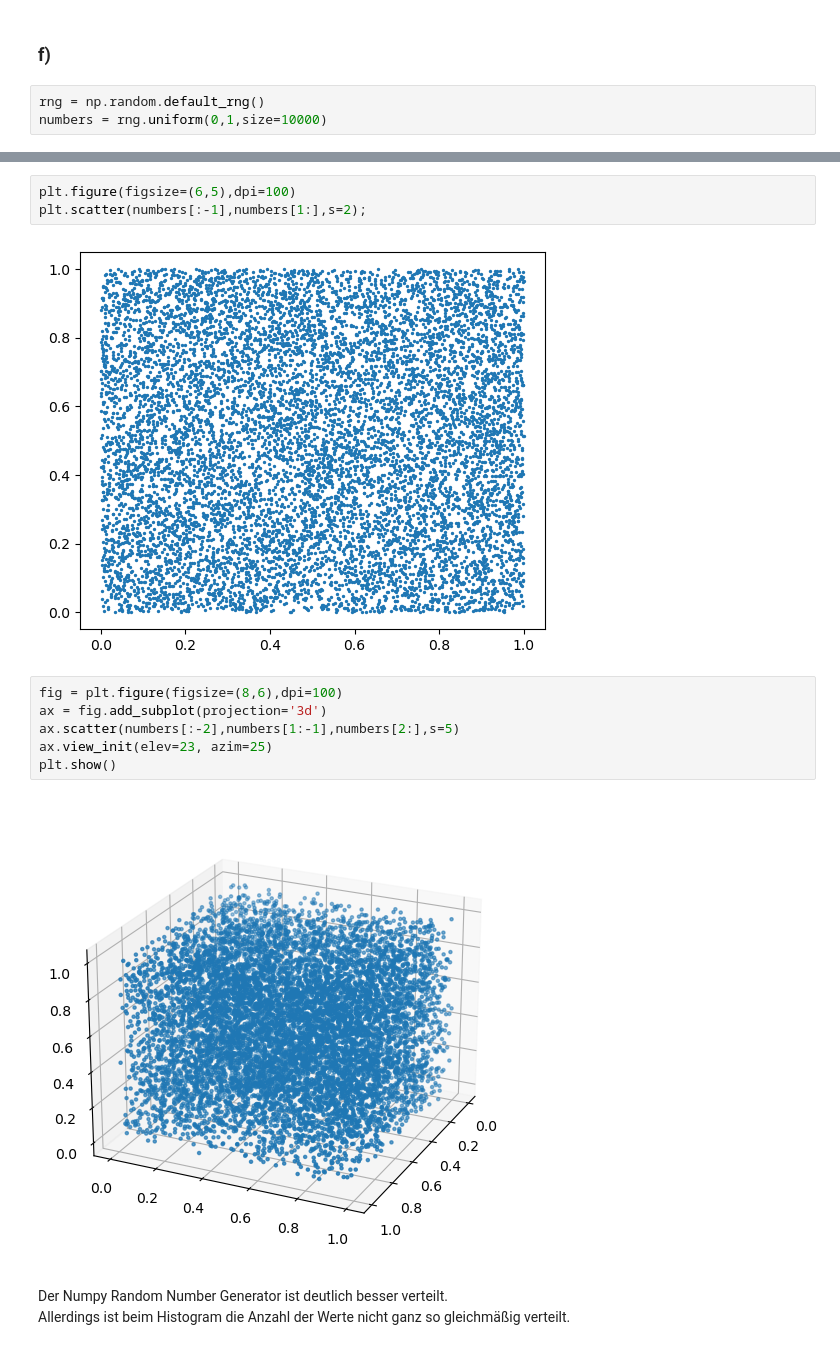
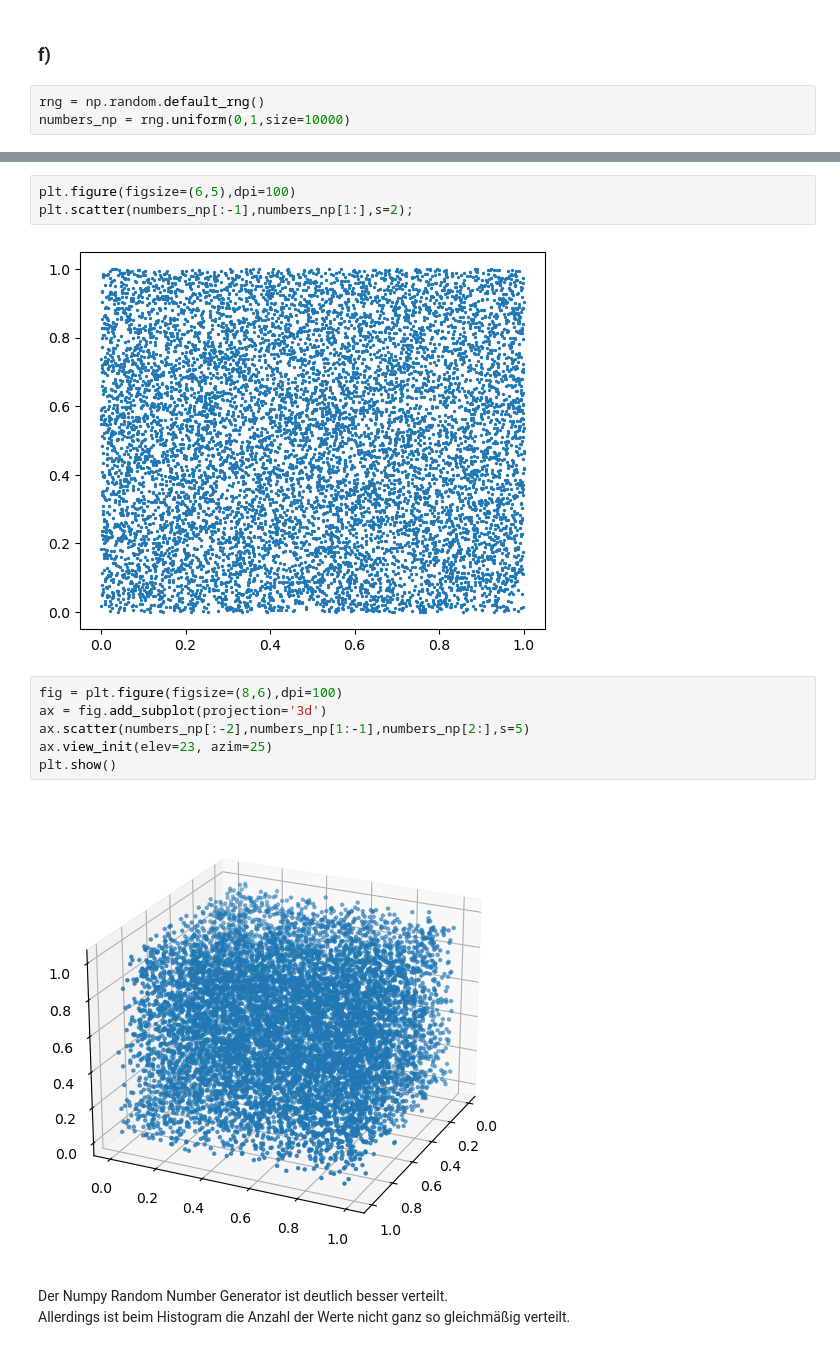
Before and after one commit to NicoJG/SMD, a Jupyter notebook: blatt03/blatt03_nico.ipynb, the cells around one changed output, grey strips where cells are left out. Drawn from its saved outputs; the diff is of its cells as text.

```diff
--- a/blatt03/blatt03_nico.ipynb
+++ b/blatt03/blatt03_nico.ipynb
@@ -121,5 +129,5 @@ Im 3d Spektraltest sieht man, dass viele Triplets nicht erzeugt werden.
 ### f)
 # %%
 rng = np.random.default_rng()
-numbers = rng.uniform(0,1,size=10000)
+numbers_np = rng.uniform(0,1,size=10000)
 # %%
@@ -129,16 +137,16 @@ plt.hist(numbers,bins=50);
 # %%
 plt.figure(figsize=(6,5),dpi=100)
-plt.scatter(numbers[:-1],numbers[1:],s=2);
+plt.scatter(numbers_np[:-1],numbers_np[1:],s=2);
 # %% [output]
-[figure, old version]
+[figure, new version]
 # %%
 fig = plt.figure(figsize=(8,6),dpi=100)
 ax = fig.add_subplot(projection='3d')
-ax.scatter(numbers[:-2],numbers[1:-1],numbers[2:],s=5)
+ax.scatter(numbers_np[:-2],numbers_np[1:-1],numbers_np[2:],s=5)
 ax.view_init(elev=23, azim=25)
 plt.show()
 # %% [output]
-[figure, old version]
+[figure, new version]
 # %% [markdown]
 Der Numpy Random Number Generator ist deutlich besser verteilt.
 Allerdings ist beim Histogram die Anzahl der Werte nicht ganz so gleichmäßig verteilt.
```
Also changed, not shown: parts of 12 cells of this notebook, 1 other file.
